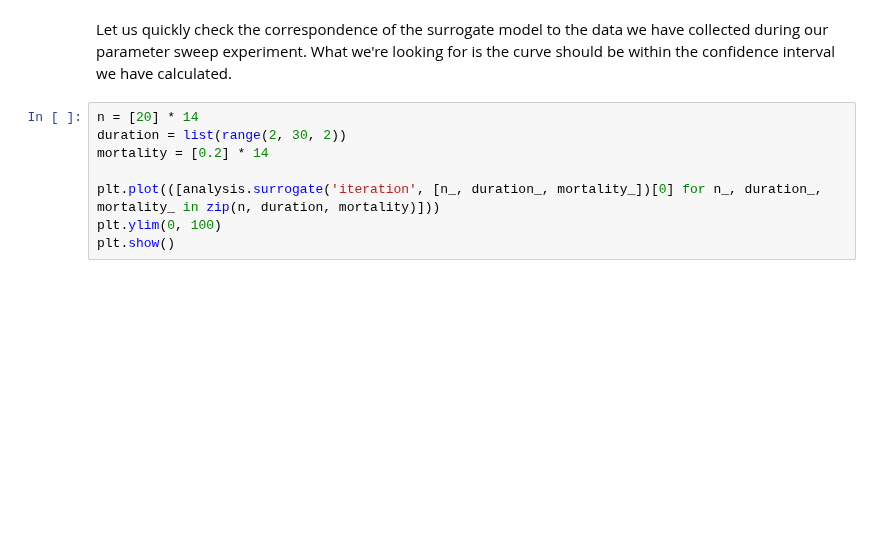
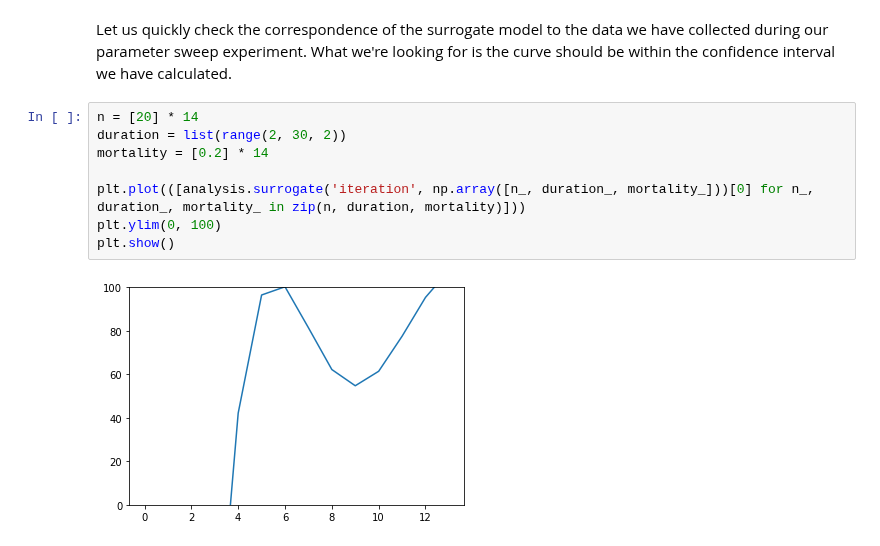
Before and after one commit to UCL-CCS/EasyVVUQ, a Jupyter notebook: tutorials/mega_tutorial.ipynb, the cells around one changed output. Saved outputs shown, nothing was run; the diff lists cells and outputs as text; blank space fills up the shorter version.

```diff
--- a/tutorials/mega_tutorial.ipynb
+++ b/tutorials/mega_tutorial.ipynb
@@ -632,8 +540,10 @@ Let us quickly check the correspondence of the surrogate model to the data we ha
 # %%
 n = [20] * 14
 duration = list(range(2, 30, 2))
 mortality = [0.2] * 14
 
-plt.plot(([analysis.surrogate('iteration', [n_, duration_, mortality_])[0] for n_, duration_, mortality_ in zip(n, duration, mortality)]))
+plt.plot(([analysis.surrogate('iteration', np.array([n_, duration_, mortality_]))[0] for n_, duration_, mortality_ in zip(n, duration, mortality)]))
 plt.ylim(0, 100)
 plt.show()
+# %% [output]
+[figure, added]
```
Also changed, not shown: parts of 59 cells of this notebook, 1 other file.
